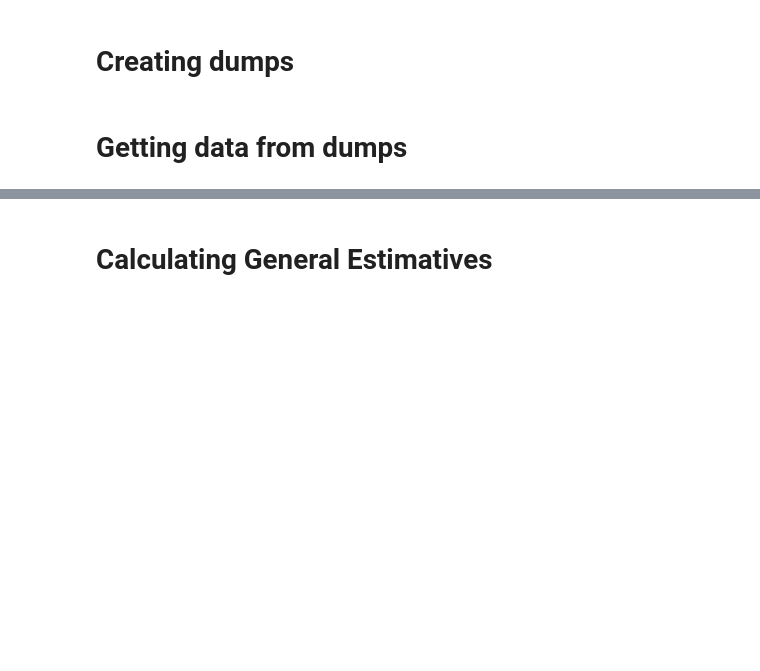
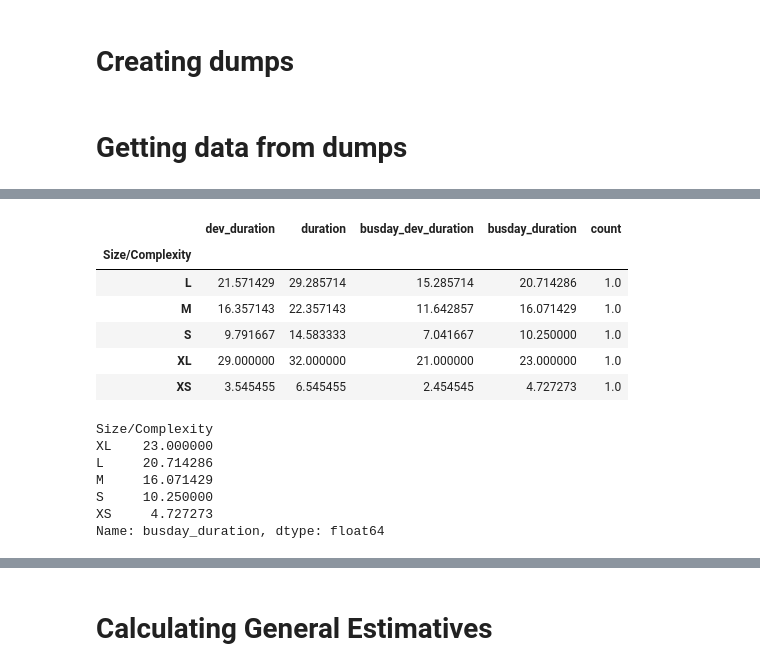
Before and after one commit to kieras/cbn-trello-analysis, a Jupyter notebook: cbn-trello.ipynb, the cells around one changed output, grey strips where cells are left out. Saved outputs shown, nothing was run; the diff lists cells and outputs as text; code cells hidden in the pictures; blank space fills up the shorter version.

```diff
--- a/cbn-trello.ipynb
+++ b/cbn-trello.ipynb
@@ -485,19 +551,28 @@ df_in_dev
 # %%
 q_low = df['duration'].quantile(0.01)
-q_hi  = df['duration'].quantile(0.92)
+q_hi  = df['duration'].quantile(0.89)
 
 df_estimative = df[(df['duration'] < q_hi) & (df['duration'] > q_low)]
 
-#scaler = MinMaxScaler()
+#display(df_estimative)
 df_estimative_group = df_estimative.groupby('Size/Complexity').mean()
 display(df_estimative_group)
-#df_estimative_normalized = pd.DataFrame(scaler.fit_transform(df_estimative_group), index=('L', 'M', 'S', 'XL', 'XS'), columns=('dev_duration', 'duration', 'busday_dev_duration', 'busday_duration', 'count'))
-#df_estimative_normalized.loc['XS',:] = df_estimative_group.loc['XS',:].div(df_estimative_group.loc['XL',:], axis=0)
-#df_estimative_normalized.sort_values(by='duration', ascending=False, inplace=True)
 df_estimative_group.sort_values(by='duration', ascending=False, inplace=True)
-#duration_normalized = df_estimative_normalized.loc[:, 'duration']
 estimative_day_by_size = df_estimative_group.loc[:, 'busday_duration']
-#duration_normalized
-estimative_day_by_size *= 0.9
-#estimative_day_by_size = round(estimative_day_by_size )
+#estimative_day_by_size *= 0.7
 estimative_day_by_size
+# %% [output]
+|  | dev_duration | duration | busday_dev_duration | busday_duration | count |
+| Size/Complexity |  |  |  |  |  |
+| L | 21.571429 | 29.285714 | 15.285714 | 20.714286 | 1.0 |
+| M | 16.357143 | 22.357143 | 11.642857 | 16.071429 | 1.0 |
+| S | 9.791667 | 14.583333 | 7.041667 | 10.250000 | 1.0 |
+| XL | 29.000000 | 32.000000 | 21.000000 | 23.000000 | 1.0 |
+| XS | 3.545455 | 6.545455 | 2.454545 | 4.727273 | 1.0 |
+Size/Complexity
+XL    23.000000
+L     20.714286
+M     16.071429
+S     10.250000
+XS     4.727273
+Name: busday_duration, dtype: float64
```
Also changed, not shown: parts of 16 cells of this notebook.
